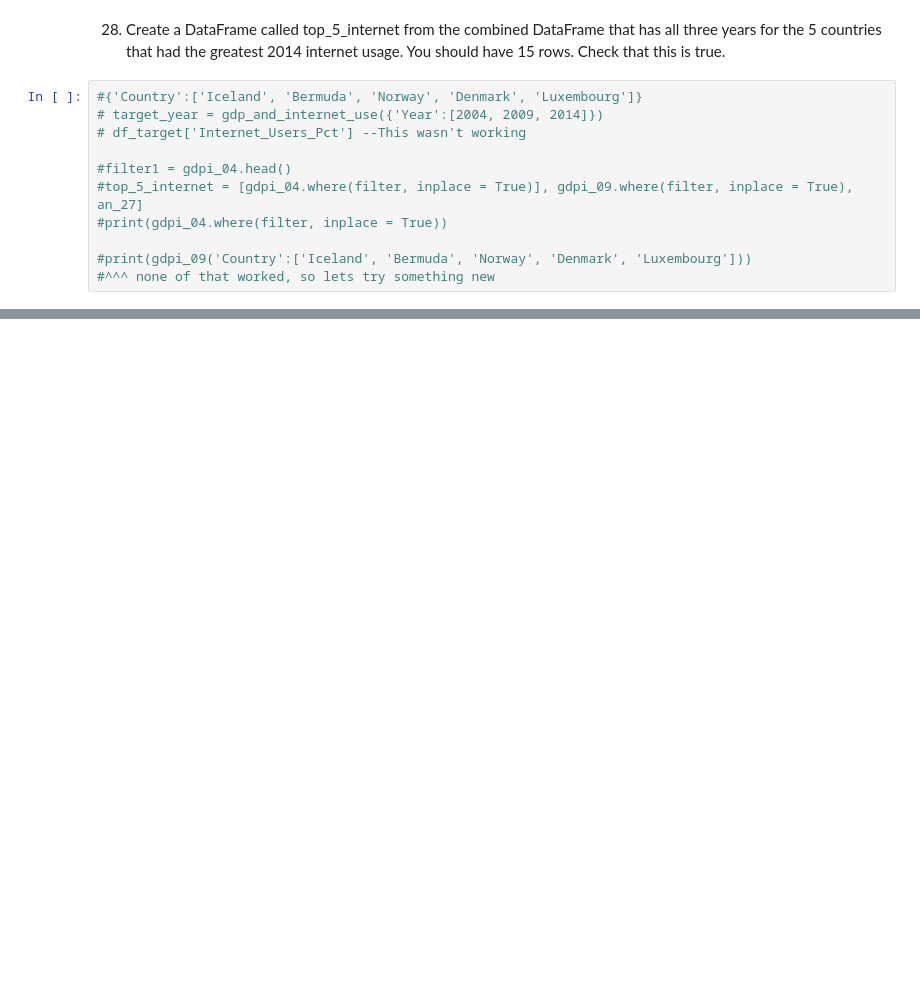
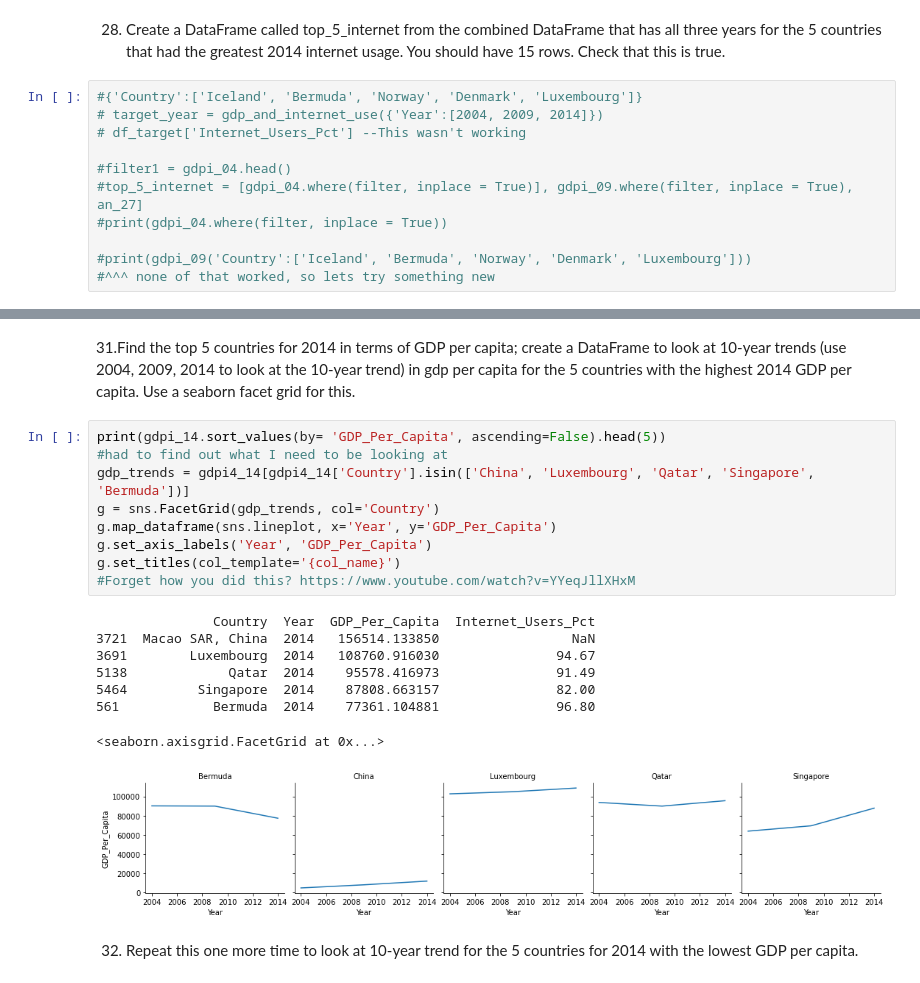
Before and after one commit to Cuiweiyi/gdp-and-internet-usage-Cuiweiyi, a Jupyter notebook: notebooks/Setup for the gdp_percap.ipynb, the cells around one changed output, grey strips where cells are left out. Saved outputs shown, nothing was run; the diff lists cells and outputs as text; blank space fills up the shorter version.

```diff
--- a/notebooks/Setup for the gdp_percap.ipynb
+++ b/notebooks/Setup for the gdp_percap.ipynb
@@ -457,0 +458,22 @@ g.set_titles(col_template='{col_name}')
+# %% [markdown]
+31.Find the top 5 countries for 2014 in terms of GDP per capita; create a DataFrame to look at 10-year trends (use 2004, 2009, 2014 to look at the 10-year trend) in gdp per capita for the 5 countries with the highest 2014 GDP per capita. Use a seaborn facet grid for this.
+# %%
+print(gdpi_14.sort_values(by= 'GDP_Per_Capita', ascending=False).head(5))
+#had to find out what I need to be looking at
+gdp_trends = gdpi4_14[gdpi4_14['Country'].isin(['China', 'Luxembourg', 'Qatar', 'Singapore', 'Bermuda'])]
+g = sns.FacetGrid(gdp_trends, col='Country')
+g.map_dataframe(sns.lineplot, x='Year', y='GDP_Per_Capita')
+g.set_axis_labels('Year', 'GDP_Per_Capita')
+g.set_titles(col_template='{col_name}')
+#Forget how you did this? https://www.youtube.com/watch?v=YYeqJllXHxM
+# %% [output]
+               Country  Year  GDP_Per_Capita  Internet_Users_Pct
+3721  Macao SAR, China  2014   156514.133850                 NaN
+3691        Luxembourg  2014   108760.916030               94.67
+5138             Qatar  2014    95578.416973               91.49
+5464         Singapore  2014    87808.663157               82.00
+561            Bermuda  2014    77361.104881               96.80
+<seaborn.axisgrid.FacetGrid at 0x...>
+[figure, added]
+# %% [markdown]
+32. Repeat this one more time to look at 10-year trend for the 5 countries for 2014 with the lowest GDP per capita.
```
Also changed, not shown: parts of 25 cells of this notebook.
